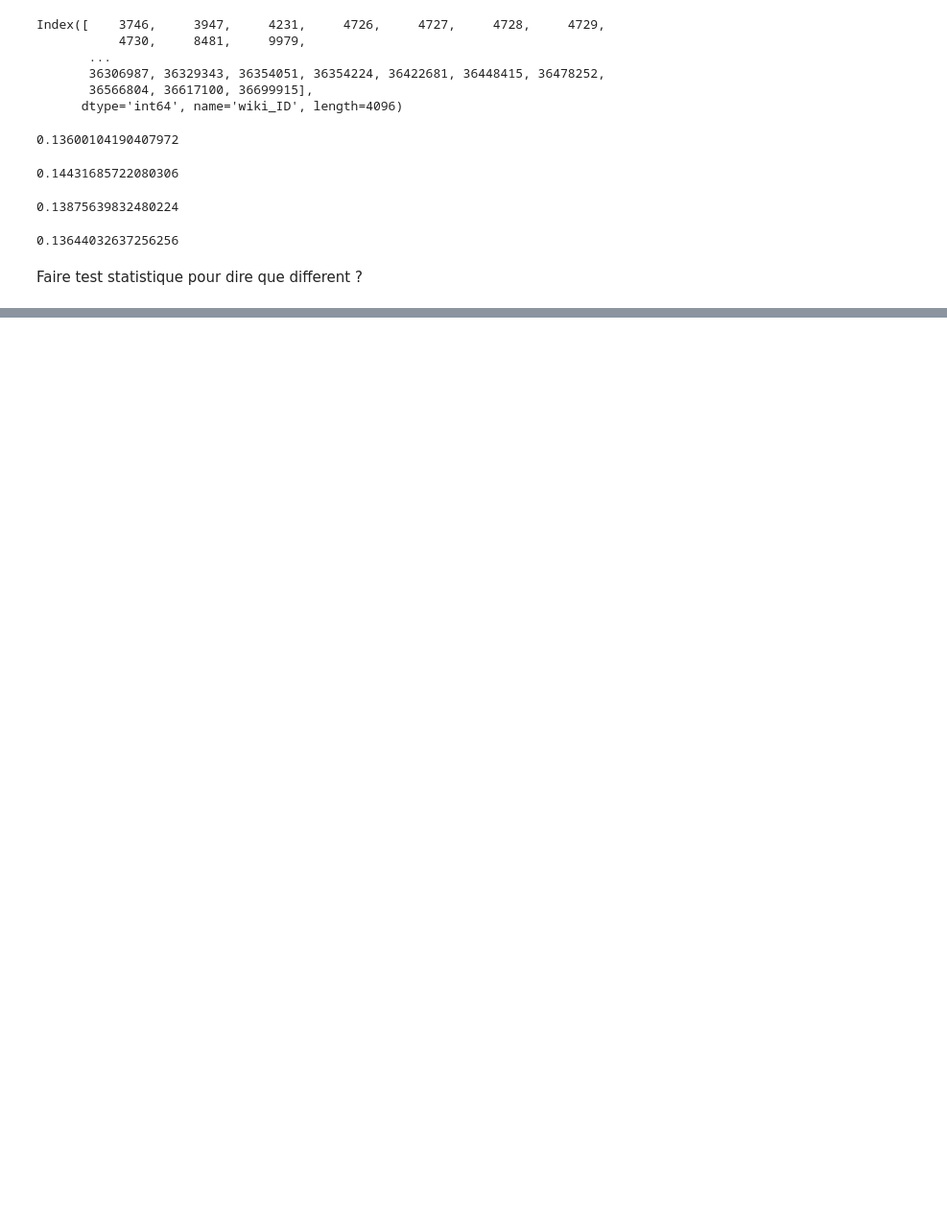
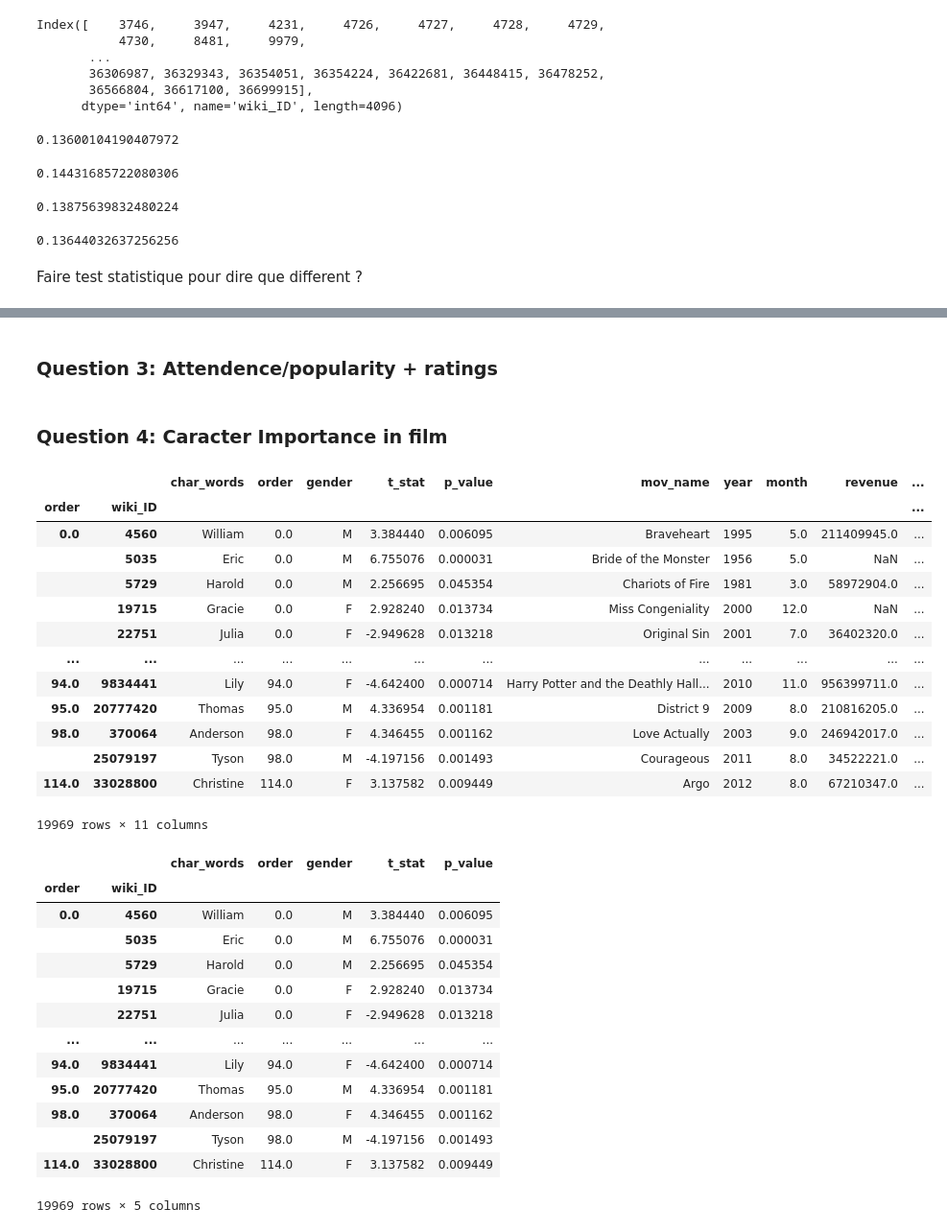
Before and after one commit to epfl-ada/ada-2023-project-abadakor, a Jupyter notebook: parallel_questions.ipynb, the cells around one changed output, grey strips where cells are left out. Shown at 96% size. Drawn from its saved outputs; the diff is of its cells as text; code cells hidden in the pictures; blank space fills up the shorter version.

```diff
--- a/parallel_questions.ipynb
+++ b/parallel_questions.ipynb
@@ -165,0 +360,2 @@ Faire test statistique pour dire que different ?
+# %% [markdown]
+### Question 3: Attendence/popularity + ratings
@@ -165,0 +364,37 @@ Faire test statistique pour dire que different ?
+# %% [markdown]
+### Question 4: Caracter Importance in film
+# %%
+# The dataframe "name_by_movie_df" already contains the wanted caracteristics ("order")
+#name_by_order_df = name_by_movie_aggregate_df.groupby("order").apply(lambda x: x[x['p_value'] < 0.1])
+#display(name_by_order_df)
+name_by_order_df = name_by_movie_df.groupby("order").apply(lambda x: x[x['p_value'] < 0.1])
+display(name_by_order_df)
+# %% [output]
+|  |  | char_words | order | gender | t_stat | p_value | mov_name | year | month | revenue | ... |
+| order | wiki_ID |  |  |  |  |  |  |  |  |  | ... |
+| 0.0 | 4560 | William | 0.0 | M | 3.384440 | 0.006095 | Braveheart | 1995 | 5.0 | 211409945.0 | ... |
+|  | 5035 | Eric | 0.0 | M | 6.755076 | 0.000031 | Bride of the Monster | 1956 | 5.0 | NaN | ... |
+|  | 5729 | Harold | 0.0 | M | 2.256695 | 0.045354 | Chariots of Fire | 1981 | 3.0 | 58972904.0 | ... |
+|  | 19715 | Gracie | 0.0 | F | 2.928240 | 0.013734 | Miss Congeniality | 2000 | 12.0 | NaN | ... |
+|  | 22751 | Julia | 0.0 | F | -2.949628 | 0.013218 | Original Sin | 2001 | 7.0 | 36402320.0 | ... |
+| ... | ... | ... | ... | ... | ... | ... | ... | ... | ... | ... | ... |
+| 94.0 | 9834441 | Lily | 94.0 | F | -4.642400 | 0.000714 | Harry Potter and the Deathly Hall... | 2010 | 11.0 | 956399711.0 | ... |
+| 95.0 | 20777420 | Thomas | 95.0 | M | 4.336954 | 0.001181 | District 9 | 2009 | 8.0 | 210816205.0 | ... |
+| 98.0 | 370064 | Anderson | 98.0 | F | 4.346455 | 0.001162 | Love Actually | 2003 | 9.0 | 246942017.0 | ... |
+|  | 25079197 | Tyson | 98.0 | M | -4.197156 | 0.001493 | Courageous | 2011 | 8.0 | 34522221.0 | ... |
+| 114.0 | 33028800 | Christine | 114.0 | F | 3.137582 | 0.009449 | Argo | 2012 | 8.0 | 67210347.0 | ... |
+19969 rows × 11 columns
+|  |  | char_words | order | gender | t_stat | p_value |
+| order | wiki_ID |  |  |  |  |  |
+| 0.0 | 4560 | William | 0.0 | M | 3.384440 | 0.006095 |
+|  | 5035 | Eric | 0.0 | M | 6.755076 | 0.000031 |
+|  | 5729 | Harold | 0.0 | M | 2.256695 | 0.045354 |
+|  | 19715 | Gracie | 0.0 | F | 2.928240 | 0.013734 |
+|  | 22751 | Julia | 0.0 | F | -2.949628 | 0.013218 |
+| ... | ... | ... | ... | ... | ... | ... |
+| 94.0 | 9834441 | Lily | 94.0 | F | -4.642400 | 0.000714 |
+| 95.0 | 20777420 | Thomas | 95.0 | M | 4.336954 | 0.001181 |
+| 98.0 | 370064 | Anderson | 98.0 | F | 4.346455 | 0.001162 |
+|  | 25079197 | Tyson | 98.0 | M | -4.197156 | 0.001493 |
+| 114.0 | 33028800 | Christine | 114.0 | F | 3.137582 | 0.009449 |
+19969 rows × 5 columns
```
Also changed, not shown: parts of 21 cells of this notebook.
